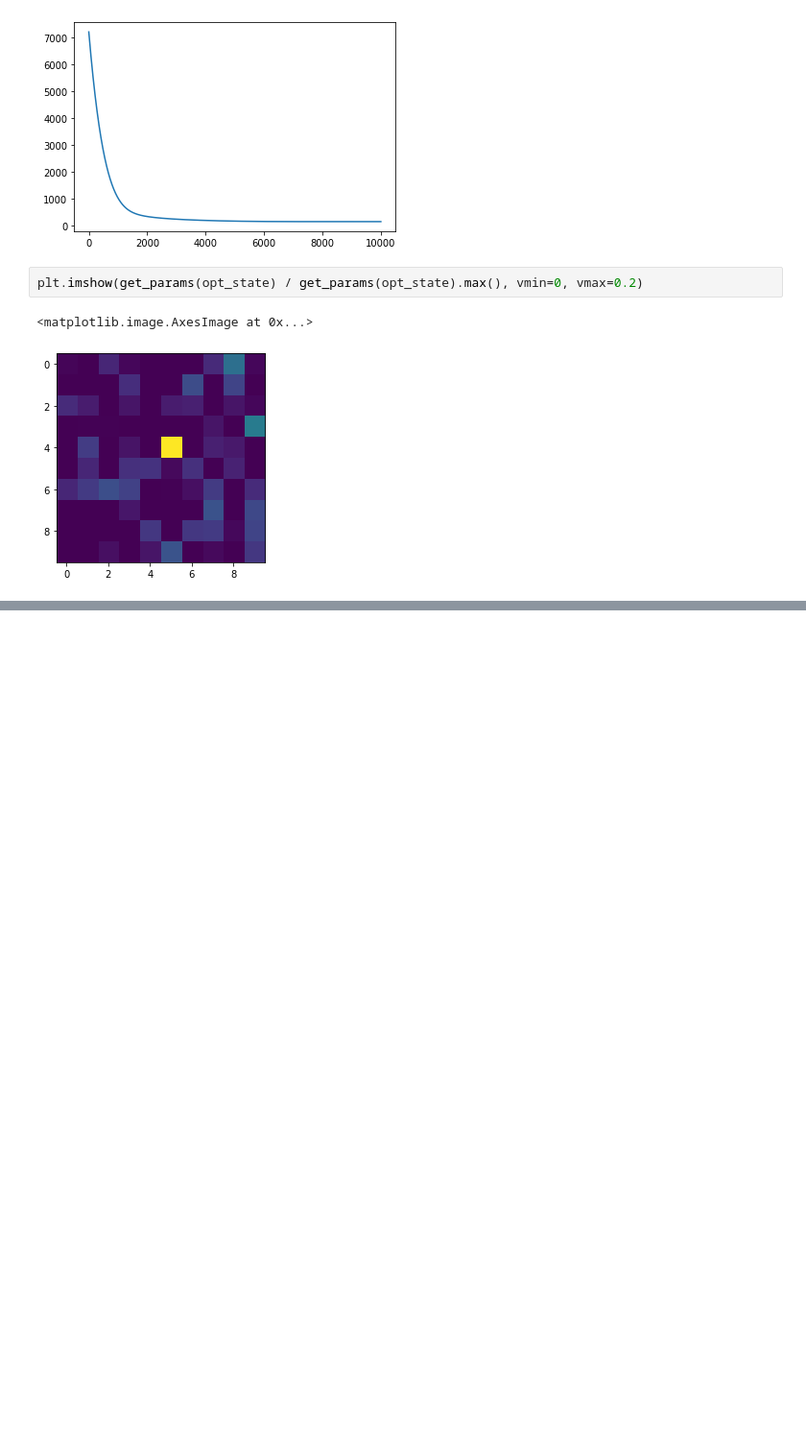
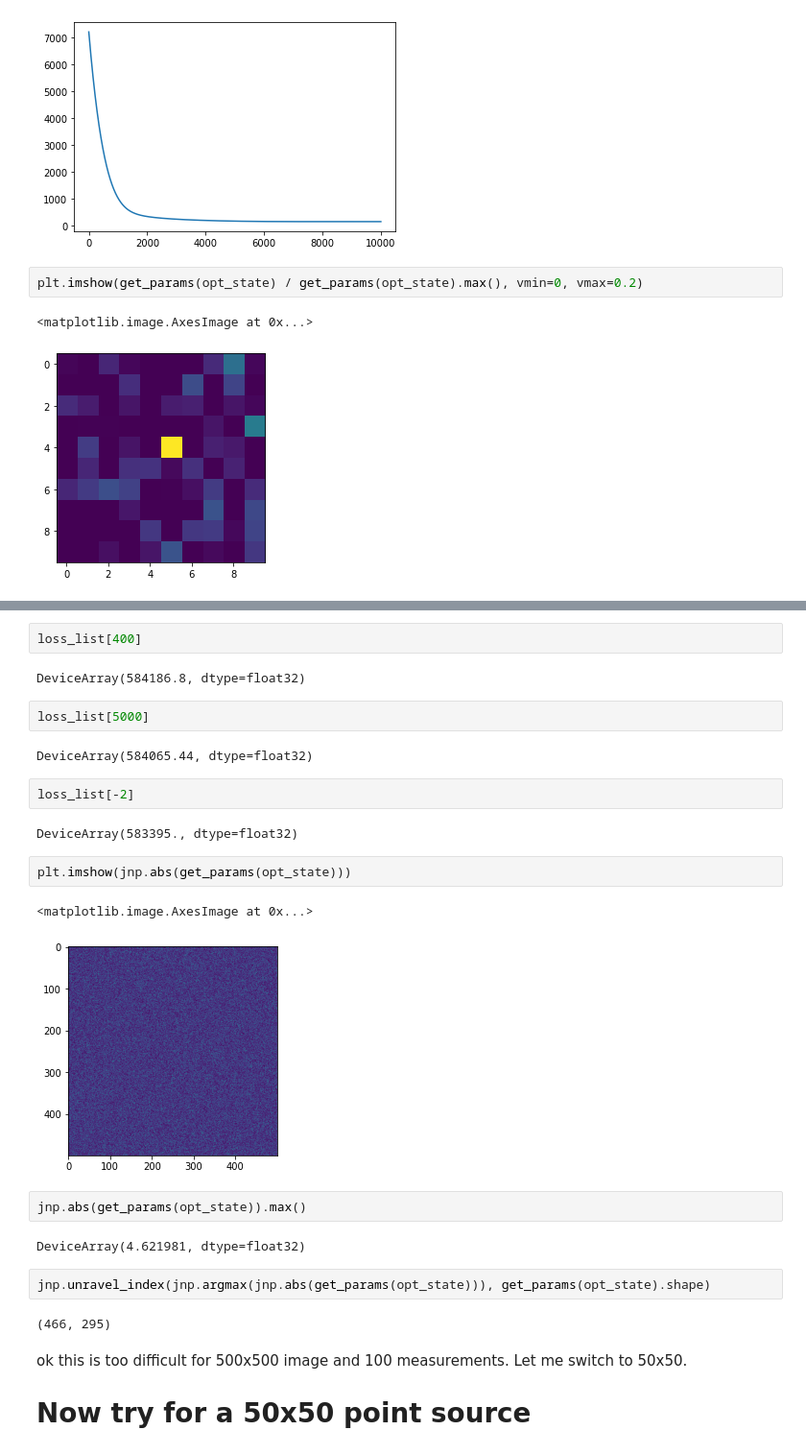
Before and after one commit to yupinghuang/jax-ri, a Jupyter notebook: notebooks/small_point_source_recovery.ipynb, the cells around one changed output, grey strips where cells are left out. Shown: that part at 96% size. Cells and saved outputs as stored; diff of their text form; blank space fills up the shorter version.

```diff
--- a/notebooks/small_point_source_recovery.ipynb
+++ b/notebooks/small_point_source_recovery.ipynb
@@ -219,0 +276,28 @@ plt.imshow(get_params(opt_state) / get_params(opt_state).max(), vmin=0, vmax=0.2
+# %%
+loss_list[400]
+# %% [output]
+DeviceArray(584186.8, dtype=float32)
+# %%
+loss_list[5000]
+# %% [output]
+DeviceArray(584065.44, dtype=float32)
+# %%
+loss_list[-2]
+# %% [output]
+DeviceArray(583395., dtype=float32)
+# %%
+plt.imshow(jnp.abs(get_params(opt_state)))
+# %% [output]
+<matplotlib.image.AxesImage at 0x...>
+[figure, added]
+# %%
+jnp.abs(get_params(opt_state)).max()
+# %% [output]
+DeviceArray(4.621981, dtype=float32)
+# %%
+jnp.unravel_index(jnp.argmax(jnp.abs(get_params(opt_state))), get_params(opt_state).shape)
+# %% [output]
+(466, 295)
+# %% [markdown]
+ok this is too difficult for 500x500 image and 100 measurements. Let me switch to 50x50.
+# Now try for a 50x50 point source
```
Also changed, not shown: parts of 22 cells of this notebook, 2 other files.
